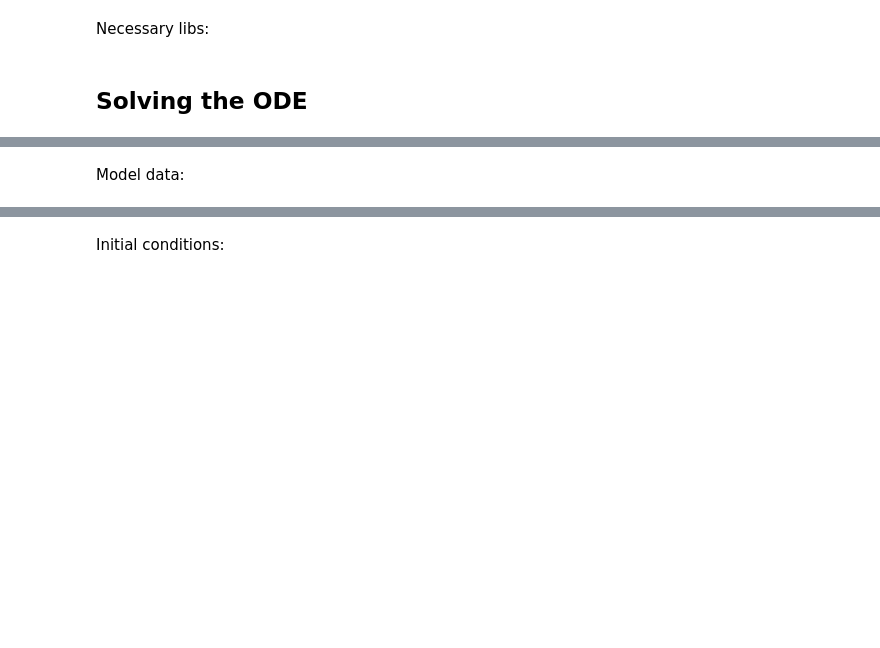
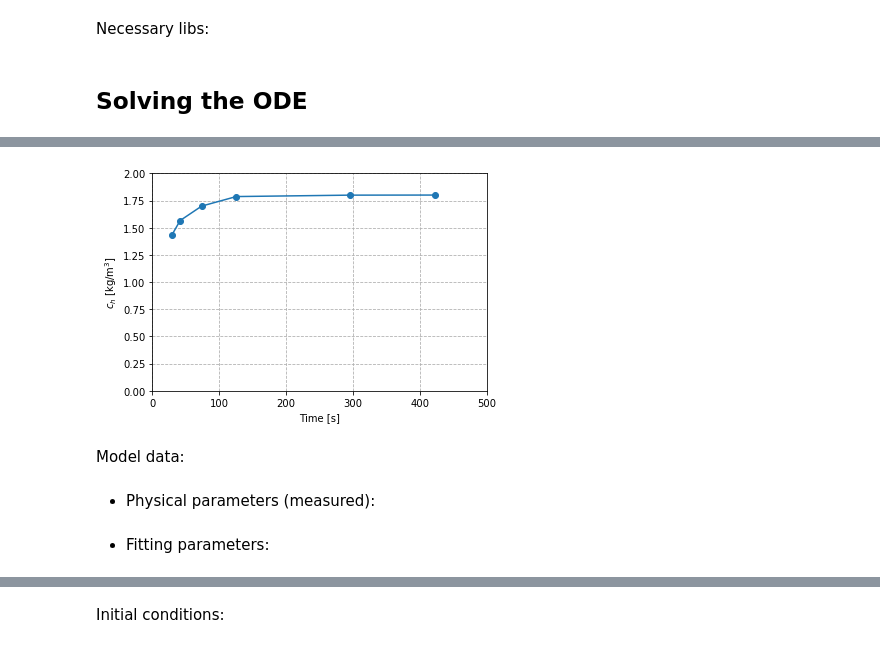
Before and after one commit to volpatto/coffeebreak, a Jupyter notebook: notebook/explanation_model2.ipynb, the cells around one changed output, grey strips where cells are left out. Saved outputs shown, nothing was run; the diff lists cells and outputs as text; code cells hidden in the pictures; blank space fills up the shorter version.

```diff
--- a/notebook/explanation_model2.ipynb
+++ b/notebook/explanation_model2.ipynb
@@ -14,0 +17,4 @@ from mpl_toolkits.mplot3d import Axes3D
+# %%
+exp_data = pd.read_csv('../data/coffee_conc_norm.csv')
+
+exp_data
@@ -15,5 +29,17 @@ from mpl_toolkits.mplot3d import Axes3D
+# %%
+plt.plot(exp_data.t, exp_data.c_h, 'o-')
+plt.xlabel('Time [s]')
+plt.ylabel(r'$c_h$ [kg/m$^3$]')
+plt.grid(True, linestyle='--')
+plt.xlim([0, 500])
+plt.ylim([0, 2])
+plt.show()
+# %% [output]
+[figure, added]
 # %% [markdown]
 Model data:
+# %% [markdown]
+* Physical parameters (measured):
 # %%
 phi_h = 0.8272
 k_sv1 = 27.35e-6
@@ -30,0 +57,2 @@ r_s = 16.94
+# %% [markdown]
+* Fitting parameters:
```
Also changed, not shown: parts of 34 cells of this notebook, 2 other files.
